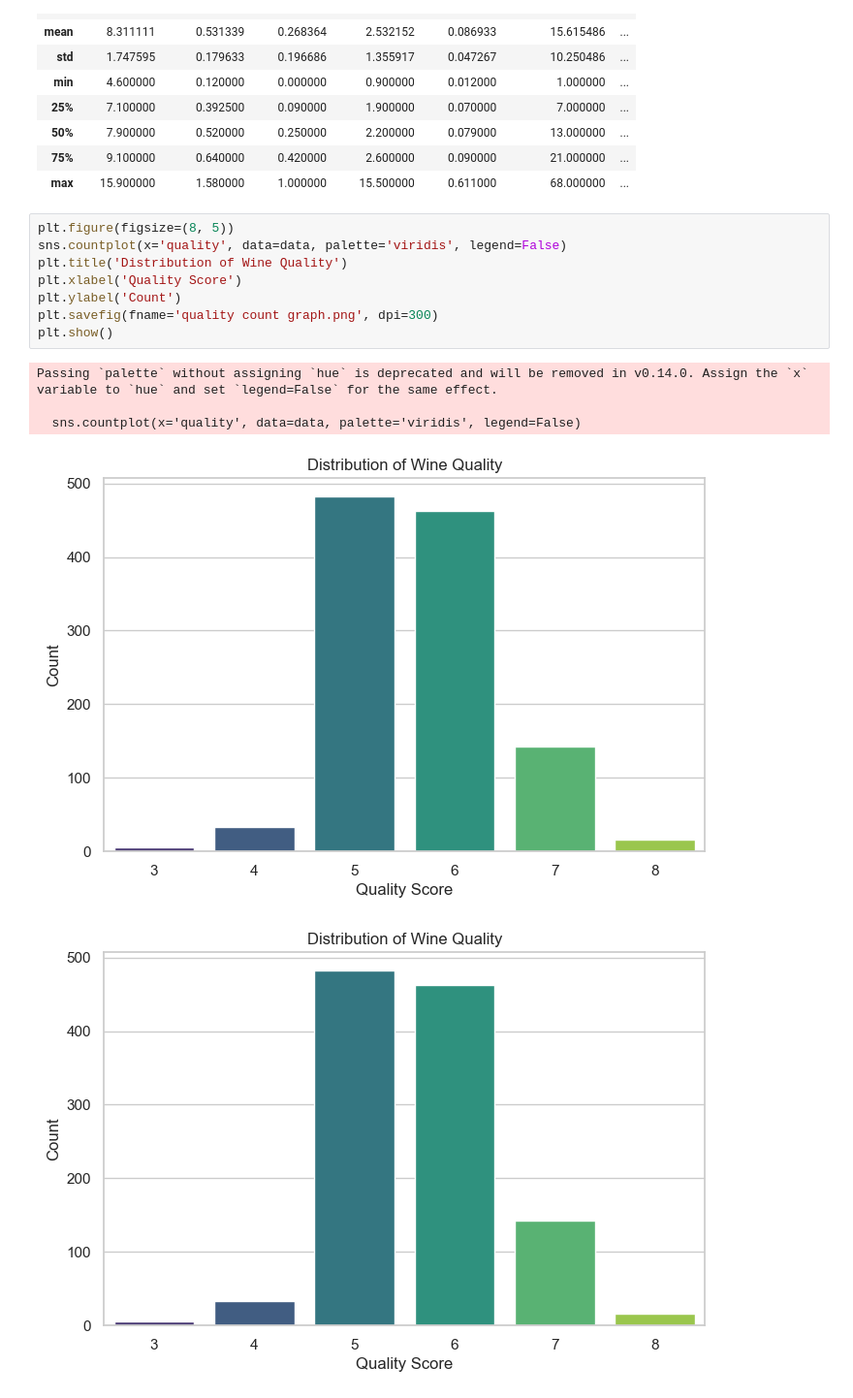
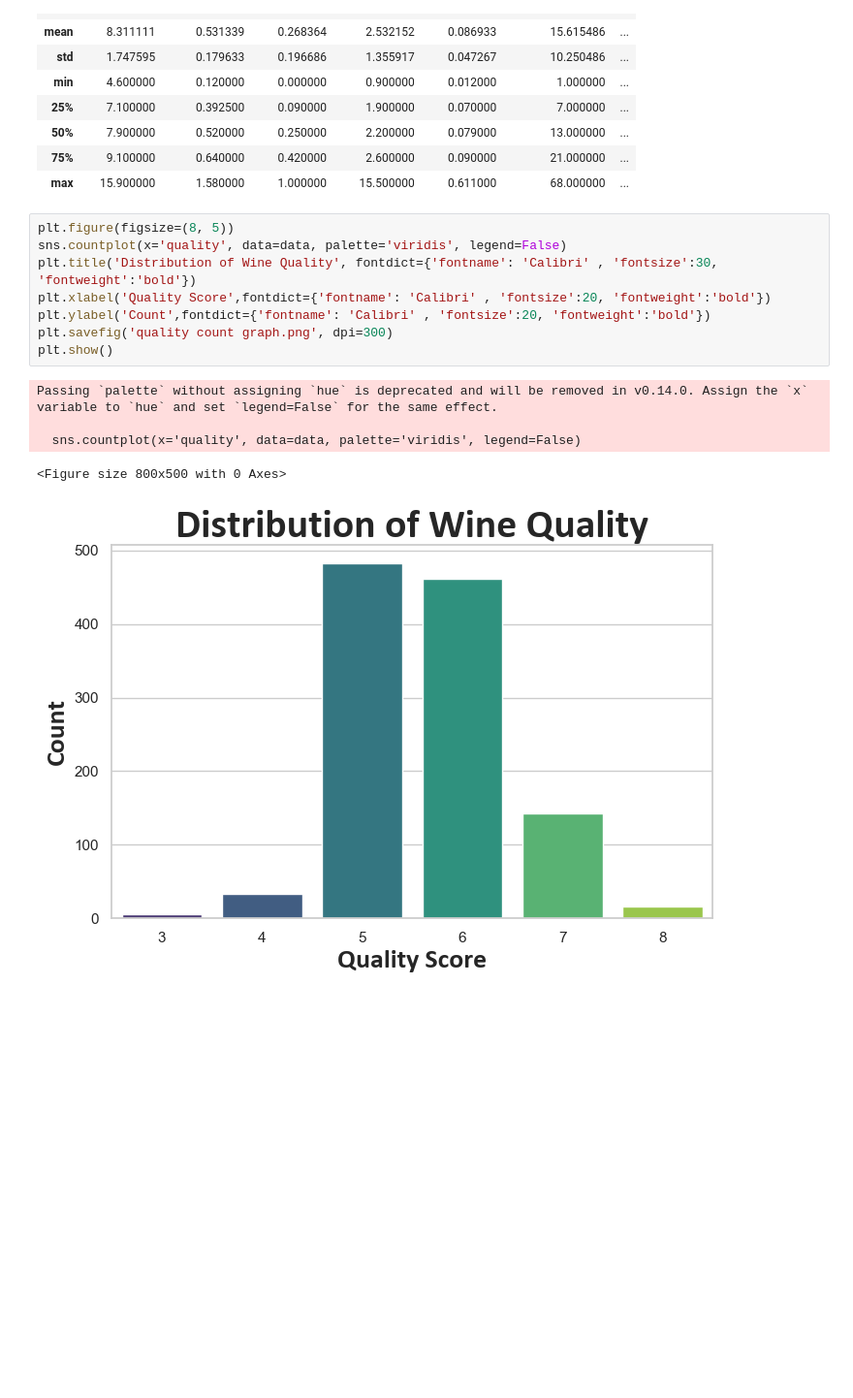
Before and after one commit to KeneanDita/Exploratory-Data-Analysis-EDA-, a Jupyter notebook: Wine_Quality_eda.ipynb, the cells around one changed output. Shown at 97% size. Cells and saved outputs as stored; diff of their text form; blank space fills up the shorter version.

```diff
--- a/Wine_Quality_eda.ipynb
+++ b/Wine_Quality_eda.ipynb
@@ -32,14 +32,14 @@ data.describe()
 # %%
 plt.figure(figsize=(8, 5))
 sns.countplot(x='quality', data=data, palette='viridis', legend=False)
-plt.title('Distribution of Wine Quality')
-plt.xlabel('Quality Score')
-plt.ylabel('Count')
-plt.savefig(fname='quality count graph.png', dpi=300)
+plt.title('Distribution of Wine Quality', fontdict={'fontname': 'Calibri' , 'fontsize':30, 'fontweight':'bold'})
+plt.xlabel('Quality Score',fontdict={'fontname': 'Calibri' , 'fontsize':20, 'fontweight':'bold'})
+plt.ylabel('Count',fontdict={'fontname': 'Calibri' , 'fontsize':20, 'fontweight':'bold'})
+plt.savefig('quality count graph.png', dpi=300)
 plt.show()
 # %% [output]
 Passing `palette` without assigning `hue` is deprecated and will be removed in v0.14.0. Assign the `x` variable to `hue` and set `legend=False` for the same effect.
 
   sns.countplot(x='quality', data=data, palette='viridis', legend=False)
+<Figure size 800x500 with 0 Axes>
-[figure, old version]
+[figure, new version]
-[figure, removed]
```
Also changed, not shown: parts of 1 cell of this notebook, 1 other file.
